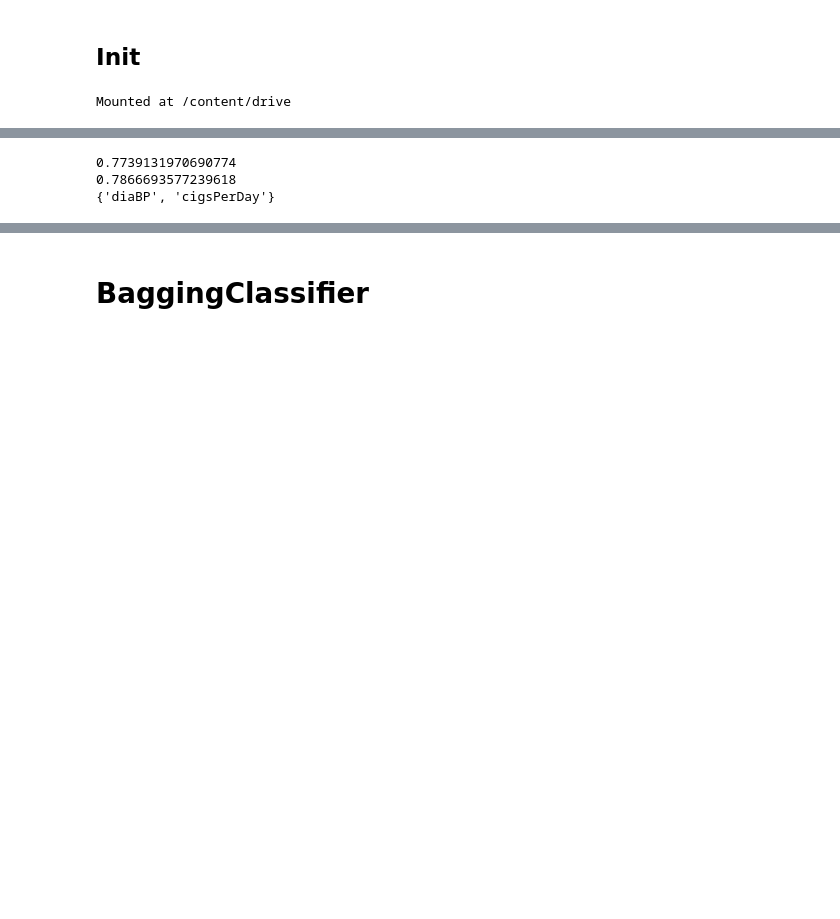
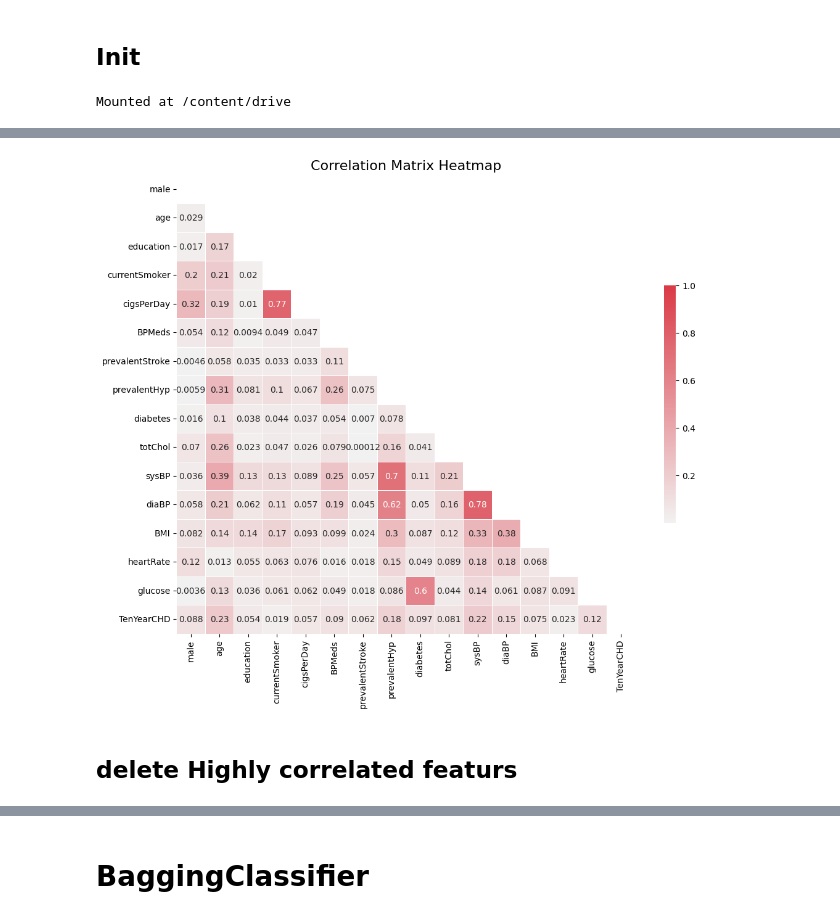
Before and after one commit to mmdreza00mirrashid/Ensemble-learning, a Jupyter notebook: Main.ipynb, the cells around one changed output, grey strips where cells are left out. Drawn from its saved outputs; the diff is of its cells as text; code cells hidden in the pictures; blank space fills up the shorter version.

```diff
--- a/Main.ipynb
+++ b/Main.ipynb
@@ -87,33 +93,24 @@ Label = 'TenYearCHD'
-# %%
-# Example preprocessing steps (customize based on your dataset)
-# Handle missing values
-df = df.dropna()
-
-# Encode categorical variables (if any)
-df = pd.get_dummies(df)
-
-scaler = StandardScaler()
-df[df.columns] = scaler.fit_transform(df[df.columns])
-
-# Optionally, handle outliers or other specific preprocessing steps
-
-# Calculate the correlation matrix
-corr_matrix = df.corr().abs()
-
-# Find features with high correlation
-high_corr_features = set()
-for i in range(len(corr_matrix.columns)):
-    for j in range(i):
-        if abs(corr_matrix.iloc[i, j]) > 0.7:  # You can adjust the threshold as needed
-            colname = corr_matrix.columns[i]
-            print(abs(corr_matrix.iloc[i, j]))
-            high_corr_features.add(colname)
-
-print(high_corr_features)
-
-# Drop the highly correlated features
-# df = df.drop(columns=high_corr_features)
-# %% [output]
-0.7739131970690774
-0.7866693577239618
-{'diaBP', 'cigsPerDay'}
+# %%
+# Calculate the correlation matrix
+corr_matrix = df.corr().abs()
+
+# Create a mask to display only the lower triangle (since the matrix is symmetric)
+mask = np.triu(np.ones_like(corr_matrix, dtype=bool))
+
+# Set up the matplotlib figure
+plt.figure(figsize=(12, 10))
+
+# Generate a custom diverging colormap
+cmap = sns.diverging_palette(220, 10, as_cmap=True)
+
+# Draw the heatmap with the mask and correct aspect ratio
+sns.heatmap(corr_matrix, mask=mask, cmap=cmap, vmax=1, center=0,
+            square=True, linewidths=.5, cbar_kws={"shrink": .5}, annot=True)
+
+# Add title and labels
+plt.title('Correlation Matrix Heatmap', fontsize=16)
+plt.show()
+# %% [output]
+[figure, added]
+# %% [markdown]
+## delete Highly correlated featurs
```
Also changed, not shown: parts of 25 cells of this notebook, 9 other files.
